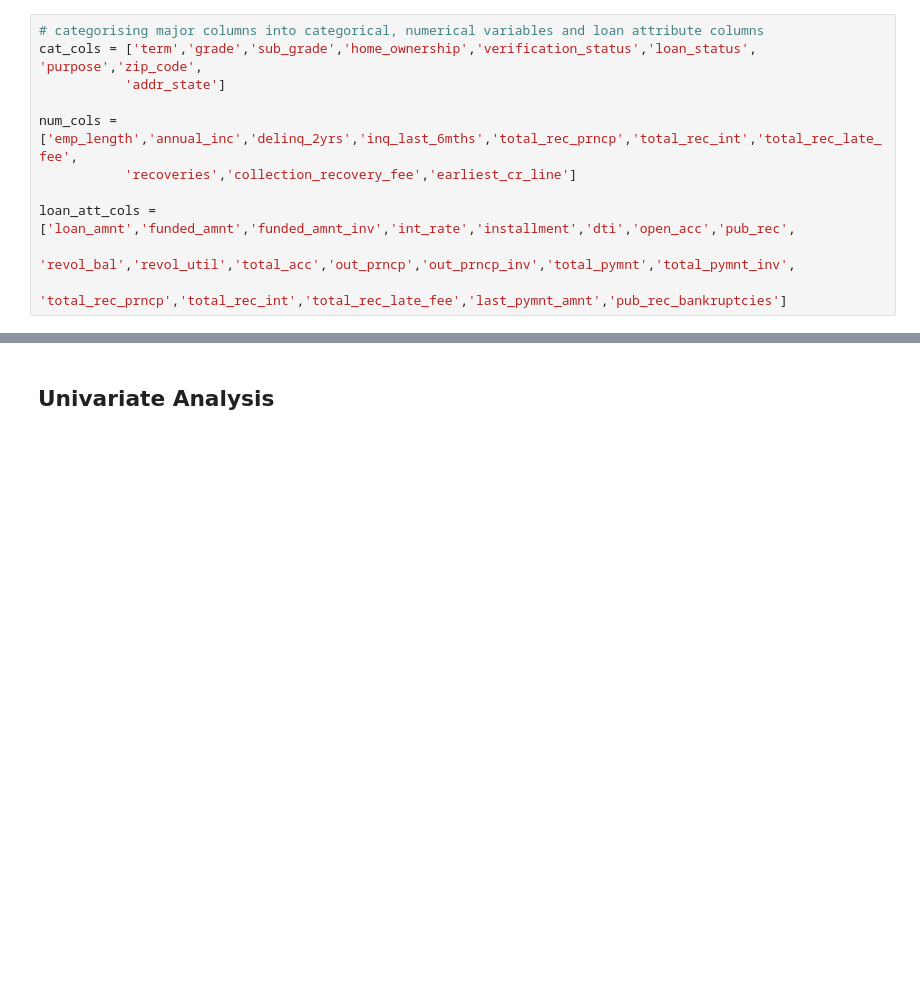
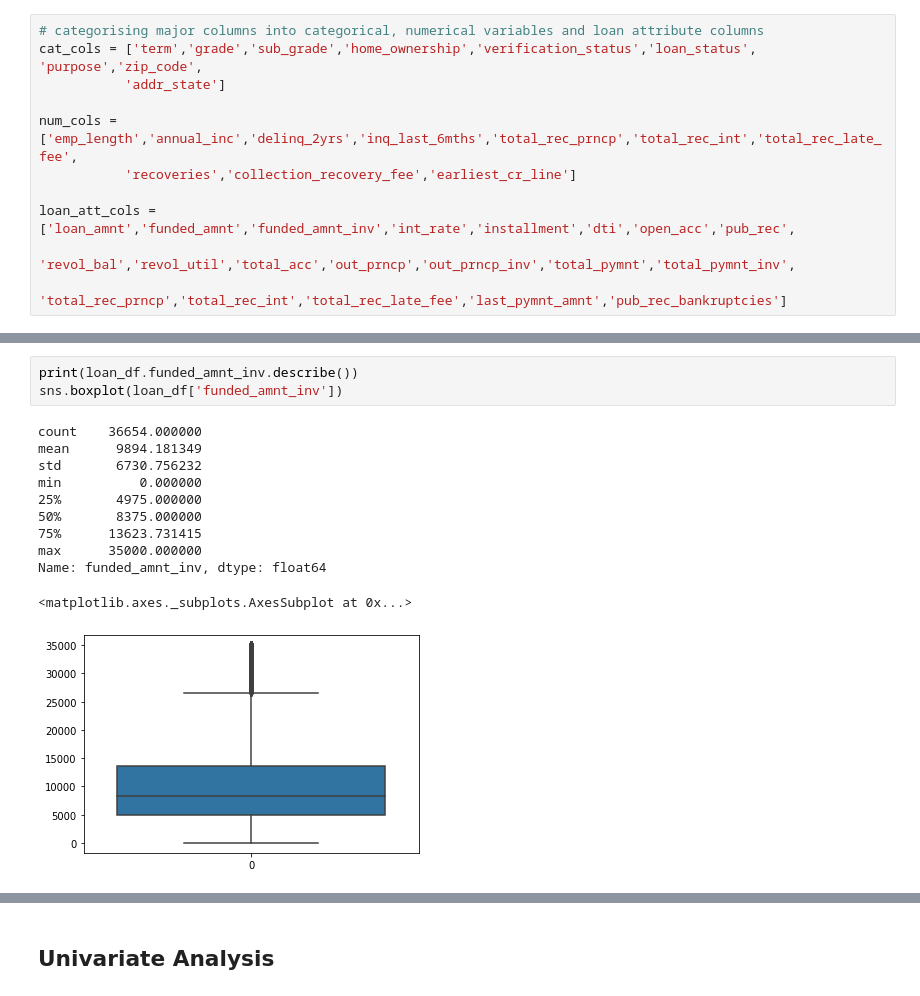
Before and after one commit to rickym99/lendingclub_casestudy, a Jupyter notebook: LCCS-Test.ipynb, the cells around one changed output, grey strips where cells are left out. Drawn from its saved outputs; the diff is of its cells as text; blank space fills up the shorter version.

```diff
--- a/LCCS-Test.ipynb
+++ b/LCCS-Test.ipynb
@@ -207,0 +390,15 @@ loan_att_cols = ['loan_amnt','funded_amnt','funded_amnt_inv','int_rate','install
+# %%
+print(loan_df.funded_amnt_inv.describe())
+sns.boxplot(loan_df['funded_amnt_inv'])
+# %% [output]
+count    36654.000000
+mean      9894.181349
+std       6730.756232
+min          0.000000
+25%       4975.000000
+50%       8375.000000
+75%      13623.731415
+max      35000.000000
+Name: funded_amnt_inv, dtype: float64
+<matplotlib.axes._subplots.AxesSubplot at 0x...>
+[figure, added]
```
Also changed, not shown: parts of 137 cells of this notebook.
